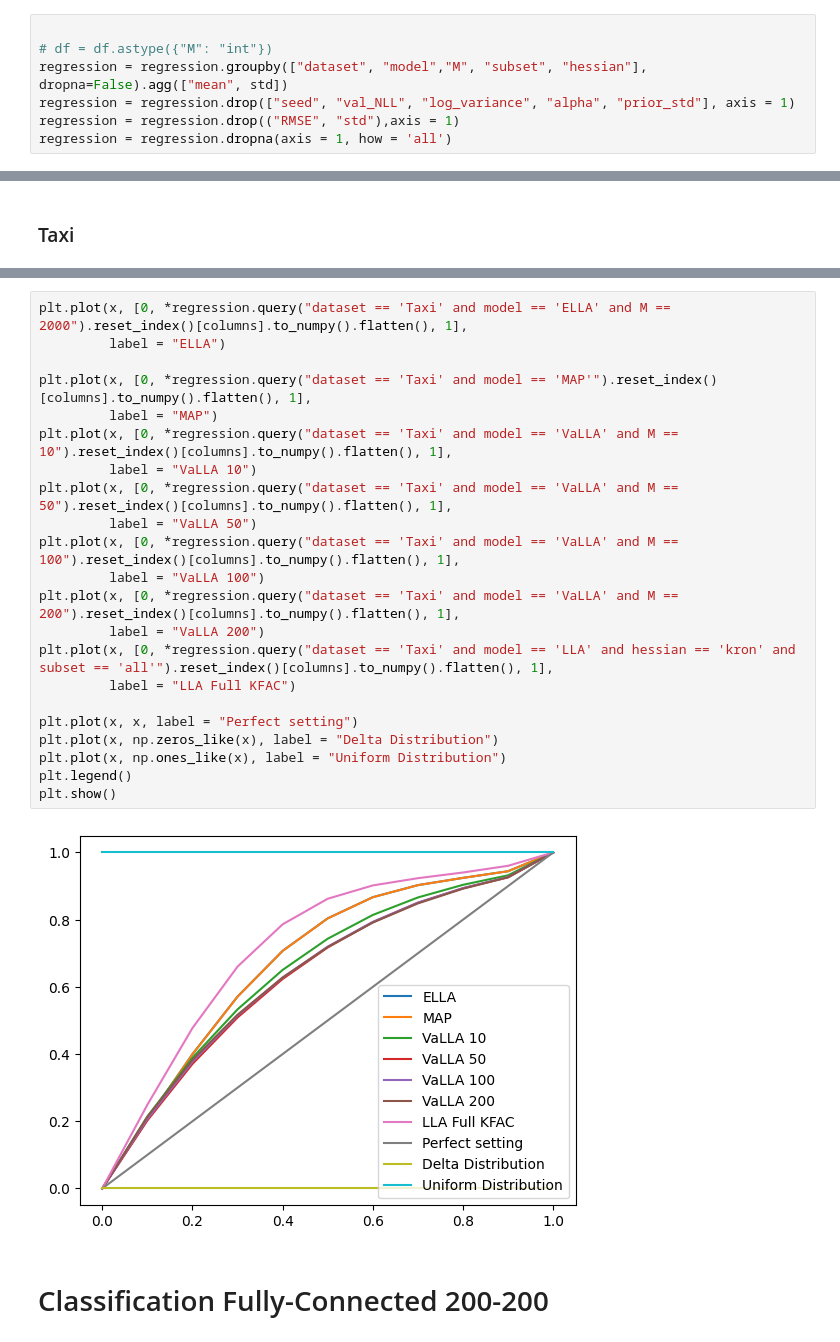
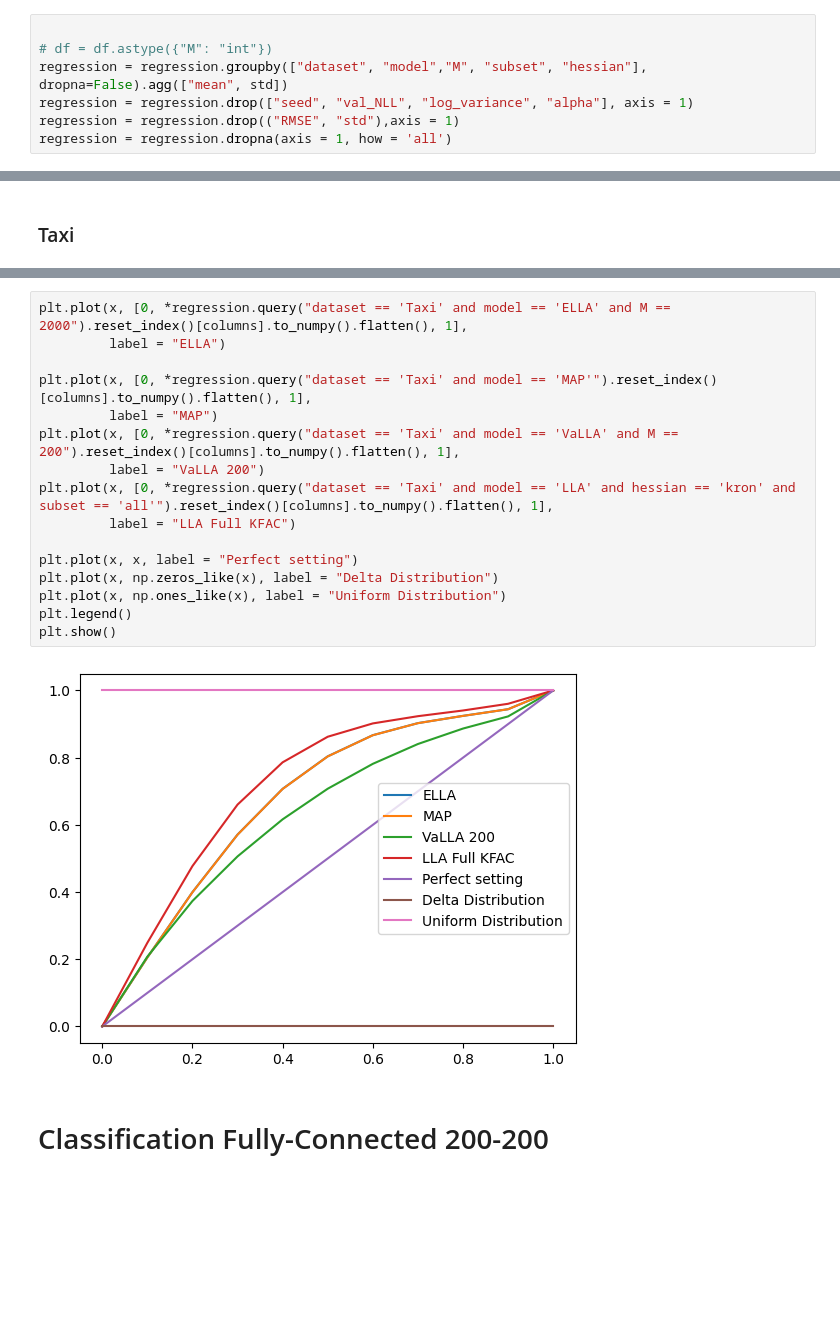
Before and after one commit to Ludvins/DeepVIP, a Jupyter notebook: plot_results.ipynb, the cells around one changed output, grey strips where cells are left out. Drawn from its saved outputs; the diff is of its cells as text; blank space fills up the shorter version.

```diff
--- a/plot_results.ipynb
+++ b/plot_results.ipynb
@@ -96,7 +96,7 @@ regression["Q"] = Q
 
 # df = df.astype({"M": "int"})
 regression = regression.groupby(["dataset", "model","M", "subset", "hessian"], dropna=False).agg(["mean", std])
-regression = regression.drop(["seed", "val_NLL", "log_variance", "alpha", "prior_std"], axis = 1)
+regression = regression.drop(["seed", "val_NLL", "log_variance", "alpha"], axis = 1)
 regression = regression.drop(("RMSE", "std"),axis = 1)
 regression = regression.dropna(axis = 1, how = 'all')
 # %%
@@ -225,27 +211,21 @@ regression.query("dataset == 'Taxi'").drop(Q_columns, axis = 1).reset_index().st
 # %%
 plt.plot(x, [0, *regression.query("dataset == 'Taxi' and model == 'ELLA' and M == 2000").reset_index()[columns].to_numpy().flatten(), 1],
          label = "ELLA")
 
 plt.plot(x, [0, *regression.query("dataset == 'Taxi' and model == 'MAP'").reset_index()[columns].to_numpy().flatten(), 1],
          label = "MAP")
-plt.plot(x, [0, *regression.query("dataset == 'Taxi' and model == 'VaLLA' and M == 10").reset_index()[columns].to_numpy().flatten(), 1],
-         label = "VaLLA 10")
-plt.plot(x, [0, *regression.query("dataset == 'Taxi' and model == 'VaLLA' and M == 50").reset_index()[columns].to_numpy().flatten(), 1],
-         label = "VaLLA 50")
-plt.plot(x, [0, *regression.query("dataset == 'Taxi' and model == 'VaLLA' and M == 100").reset_index()[columns].to_numpy().flatten(), 1],
-         label = "VaLLA 100")
 plt.plot(x, [0, *regression.query("dataset == 'Taxi' and model == 'VaLLA' and M == 200").reset_index()[columns].to_numpy().flatten(), 1],
          label = "VaLLA 200")
 plt.plot(x, [0, *regression.query("dataset == 'Taxi' and model == 'LLA' and hessian == 'kron' and subset == 'all'").reset_index()[columns].to_numpy().flatten(), 1],
          label = "LLA Full KFAC")
 
 plt.plot(x, x, label = "Perfect setting")
 plt.plot(x, np.zeros_like(x), label = "Delta Distribution")
 plt.plot(x, np.ones_like(x), label = "Uniform Distribution")
 plt.legend()
 plt.show()
 # %% [output]
-[figure, old version]
+[figure, new version]
 # %% [markdown]
 # Classification Fully-Connected 200-200
 # %% [markdown]
```
Also changed, not shown: parts of 17 cells of this notebook, 30 other files.
